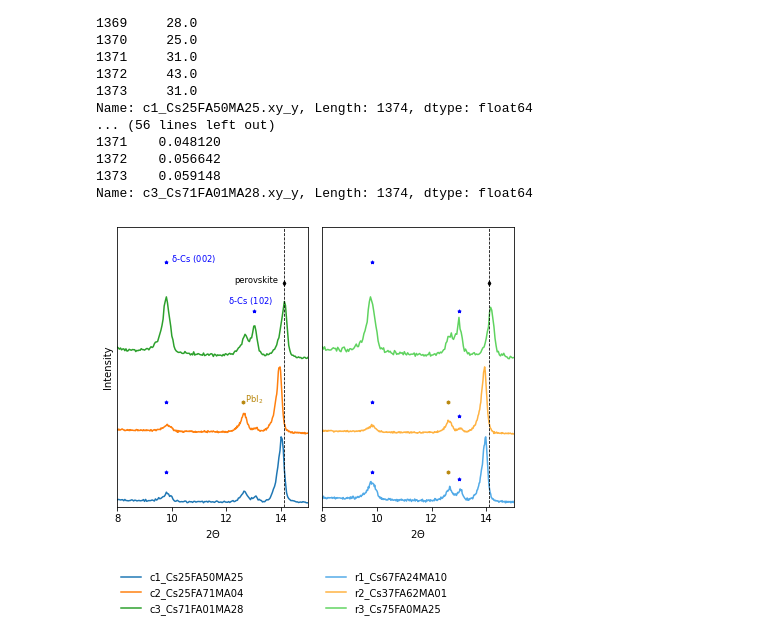
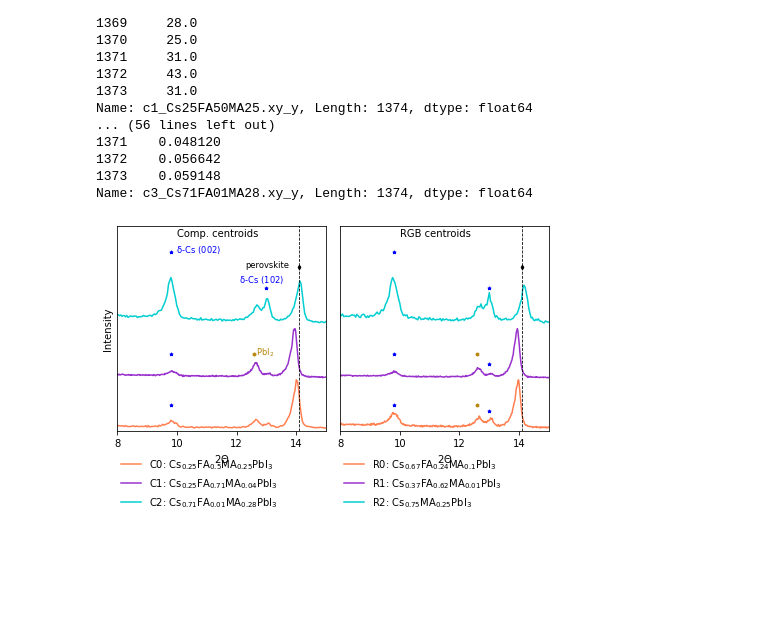
Before and after one commit to PV-Lab/cluster-perovskite-data, a Jupyter notebook: Plotting_of_XRD_Patterns.ipynb, the cells around one changed output. Drawn from its saved outputs; the diff is of its cells as text; code cells hidden in the pictures; blank space fills up the shorter version.

Commit message:
New figure layout and colors

```diff
--- a/Plotting_of_XRD_Patterns.ipynb
+++ b/Plotting_of_XRD_Patterns.ipynb
@@ -76,29 +76,39 @@ Name: c1_Cs25FA50MA25.xy_y, Length: 1374, dtype: float64
 1373    0.059148
 Name: c3_Cs71FA01MA28.xy_y, Length: 1374, dtype: float64
 # %%
-def plotter(axes, cols, colors, offset=0):
+def plotter(axes, cols, colors, legends, offset=0):
   for i in range(len(cols)):
     col = cols[i]
-    axes.plot(a[col+'_x'], b[col+'_y'] + offset, label=col.split('.')[0], color=colors[i])
+    axes.plot(a[col+'_x'], b[col+'_y'] + offset, label=legends[i], color=colors[i])
     offset += 1
 
 
 fig, (ax1, ax2) = plt.subplots(1,2, figsize=(6,6))
 
 cols1 = ['c1_Cs25FA50MA25.xy', 'c2_Cs25FA71MA04.xy', 'c3_Cs71FA01MA28.xy']
+legends1 = ['C0: Cs$_{0.25}$FA$_{0.5}$MA$_{0.25}$PbI$_3$',
+           'C1: Cs$_{0.25}$FA$_{0.71}$MA$_{0.04}$PbI$_3$',
+           'C2: Cs$_{0.71}$FA$_{0.01}$MA$_{0.28}$PbI$_3$']
 cols2 = ['r1_Cs67FA24MA10.xy', 'r2_Cs37FA62MA01.xy', 'r3_Cs75FA0MA25.xy']
+legends2 = ['R0: Cs$_{0.67}$FA$_{0.24}$MA$_{0.1}$PbI$_3$',
+           'R1: Cs$_{0.37}$FA$_{0.62}$MA$_{0.01}$PbI$_3$',
+           'R2: Cs$_{0.75}$MA$_{0.25}$PbI$_3$']
 
 offset = 0
 
 # Let's make the right hand side of the plot lighter.
-colors = ['#1f77b4', '#ff7f0e', '#2ca02c']
-for i in range(len(colors)):
-    colors.append(np.array(mcolors.to_rgb(colors[i])) + 0.2)
-    if i == 1: # Orange gets saturated
-        colors[i+3][0] = 1
+#colors = ['#1f77b4', '#ff7f0e', '#2ca02c']
+#for i in range(len(colors)):
+#    colors.append(np.array(mcolors.to_rgb(colors[i])) + 0.2)
+#    if i == 1: # Orange gets saturated
+#        colors[i+3][0] = 1
 
-plotter(ax1, cols1, colors[0:3])
-plotter(ax2, cols2, colors[3::])
+# Color cycle for the plots.
+colors = ['coral', 'darkorchid', 'darkturquoise', 'magenta']
+#lighter_colors =  ['lightcoral', 'orchid', 'turquoise', 'magenta']
+
+plotter(ax1, cols1, colors, legends1)
+plotter(ax2, cols2, colors, legends2)
 
 ax1.set_xlim(8, 15)
 ax2.set_xlim(8, 15)
@@ -119,6 +129,8 @@ height = -0.4
 ax1.legend(loc=(0,height), frameon=False)
 ax2.legend(loc=(0,height), frameon=False)
 
+ax1.text(10, 3.8, 'Comp. centroids')
+ax2.text(10, 3.8, 'RGB centroids')
 
 fontsize = 'small'
 
@@ -129,31 +141,33 @@ for i in range(2):
         ax = ax2
 
     if i==0:
         ax.text(9.9, 3.5, r' $ {\rm \delta}$-Cs (002)', c='b', fontsize=fontsize)
     ax.scatter([9.8], [3.5], marker='*', c='b', s=10)
     ax.scatter([9.8], [1.5], marker='*', c='b', s=10)
     ax.scatter([9.8], [0.5], marker='*', c='b', s=10)
 
     if i==0:
         ax.text(12, 2.9, r' ${\rm \delta}$-Cs (102)', c='b', fontsize=fontsize)
     ax.scatter([13], [2.8], marker='*', c='b', s=10)
     if i == 1:
         ax.scatter([13], [1.3], marker='*', c='b', s=10)
         ax.scatter([13], [0.4], marker='*', c='b', s=10)
 
     if i==0:
         ax.text(12.3, 3.2, r'perovskite', fontsize=fontsize)
     ax.scatter([14.1], [3.2], marker='d', c='k', s=10)
     ax.plot([14.1, 14.1], [0, ylim], '--k', linewidth=0.8)
 
     if i==0:
         ax.text(12.6, 1.5, r' PbI$_2$', c='darkgoldenrod', fontsize=fontsize)
     ax.scatter([12.6], [1.5], marker='h', c='darkgoldenrod', s=10)
     if i == 1:
         ax.scatter([12.6], [0.5], marker='h', c='darkgoldenrod', s=10)
 
+plt.gcf().set_size_inches(6.5, 4.5)
 plt.tight_layout()
 fig.savefig('xrd_films_clustered.png', dpi = 600, bbox_inches = 'tight')
+fig.savefig('xrd_films_clustered.tiff', dpi = 600, bbox_inches = 'tight')
 fig.savefig('xrd_films_clustered.svg', bbox_inches = 'tight')
 # %% [output]
-[figure, old version]
+[figure, new version]
```
Also changed, not shown: 1 other file.
